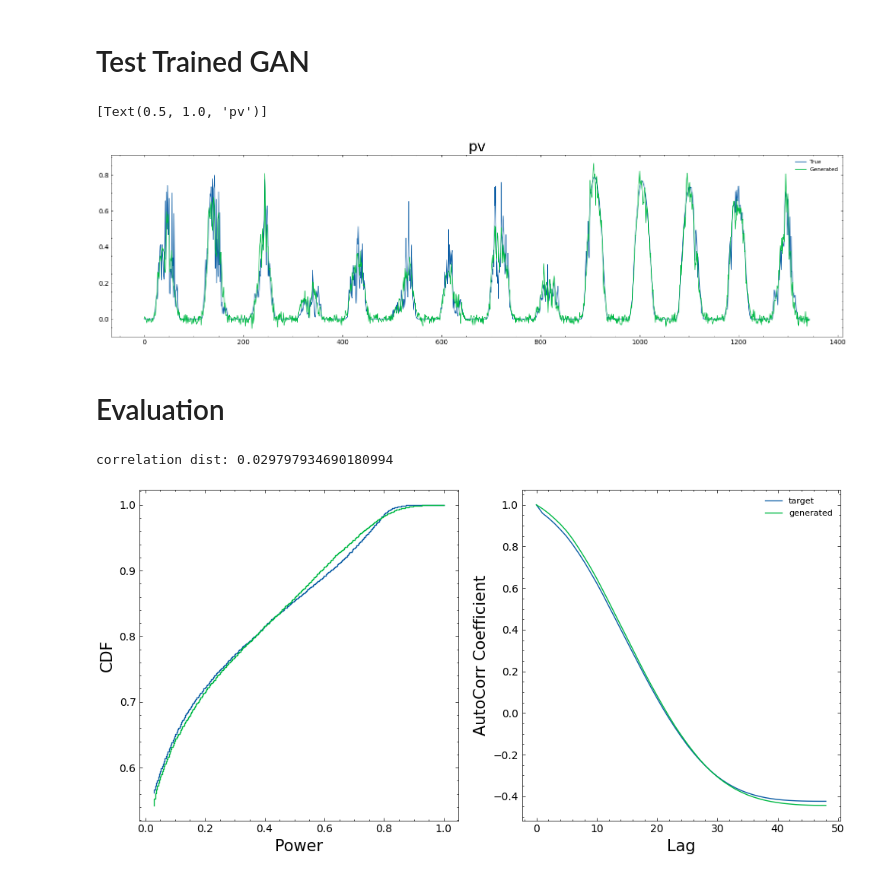
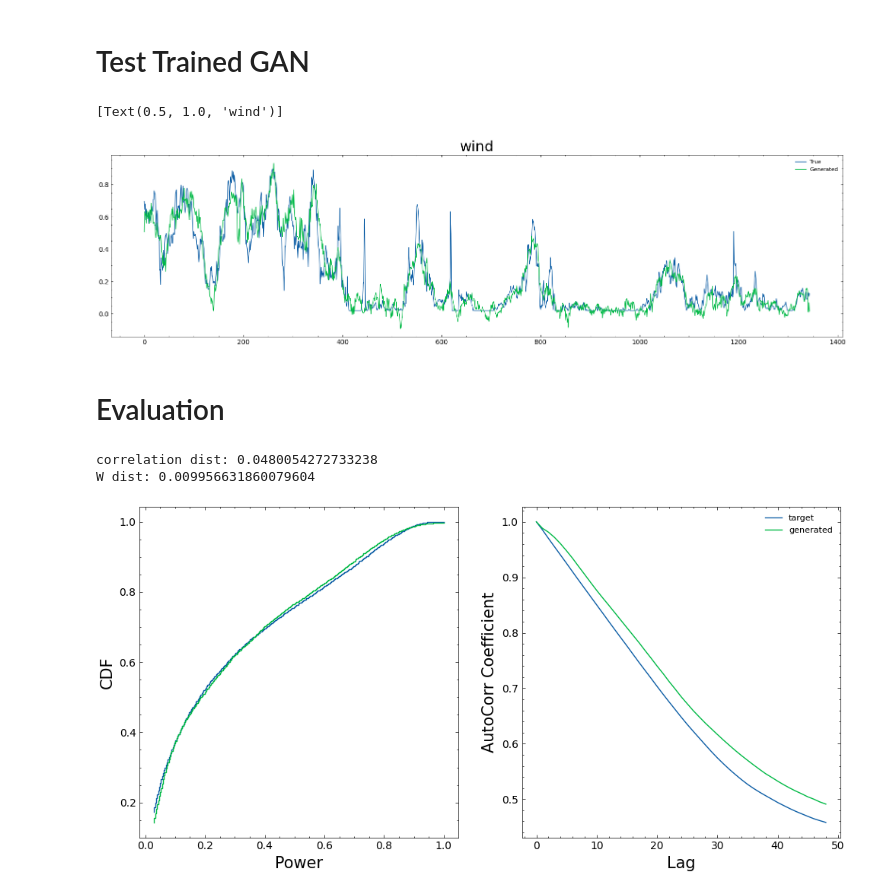
Before and after one commit to WillWang1113/Conditional_Wasserstein_GAN, a Jupyter notebook: test.ipynb, the cells around one changed output. Cells and saved outputs as stored; diff of their text form; code cells hidden in the pictures.

```diff
--- a/test.ipynb
+++ b/test.ipynb
@@ -209,7 +209,7 @@ plt.rcParams.update({
     "legend.fontsize": 8
 })
 
-power_type = "pv"
+power_type = "wind"
 condition = True
 mydata = pickle.load(open(f'loggings/{power_type}_preprocess.pkl', 'rb'))
 # scaler = mydata["scaler"]
@@ -231,35 +231,35 @@ for i in range(len(test_ds)):
 
     cond = torch.from_numpy(cond).float().cuda()
 
     num = 2500
     dist = 1e10
     idx = 0
     record = []
     for i in range(num):
         z = torch.normal(0, 1, [1, 96]).cuda()
         # break
         y_hat = generator(z, cond)
         y_hat = y_hat.detach().cpu().numpy().reshape(target.shape)
         y_hat = y_hat.astype(float)
         if np.linalg.norm(y_hat - target) < dist:
             dist = np.linalg.norm(y_hat - target)
             idx = i
         record.append(y_hat)
     best_fit = record[idx]
     final_results.append(best_fit)
 final_results = np.concatenate(final_results, axis=0)
 
 start = 100
 plot_len = 96 * 14
 end = start + plot_len
 fig, ax = plt.subplots(figsize=[20, 5])
 ax.plot(range(plot_len), test_ds[:, :96].flatten()[start:end], label="True")
 ax.plot(range(plot_len), final_results[start:end], label="Generated")
 ax.legend()
 ax.set(title=f"{power_type}")
 # %% [output]
-[Text(0.5, 1.0, 'pv')]
+[Text(0.5, 1.0, 'wind')]
-[figure, old version]
+[figure, new version]
 # %%
 import torch
 import pickle
@@ -456,7 +456,9 @@ ax[1].legend()
 fig.tight_layout()
 plt.subplots_adjust(wspace=0.2, hspace=0.1)
 print("correlation dist:", cor_dist(target, best_fit))
+print("W dist:", ws_dist(target, best_fit))
 # fig.savefig("data/pv_eval.png", transparent=True, dpi=300)
 # %% [output]
-correlation dist: 0.029797934690180994
+correlation dist: 0.0480054272733238
+W dist: 0.009956631860079604
-[figure, old version]
+[figure, new version]
```
Also changed, not shown: 1 other file.
